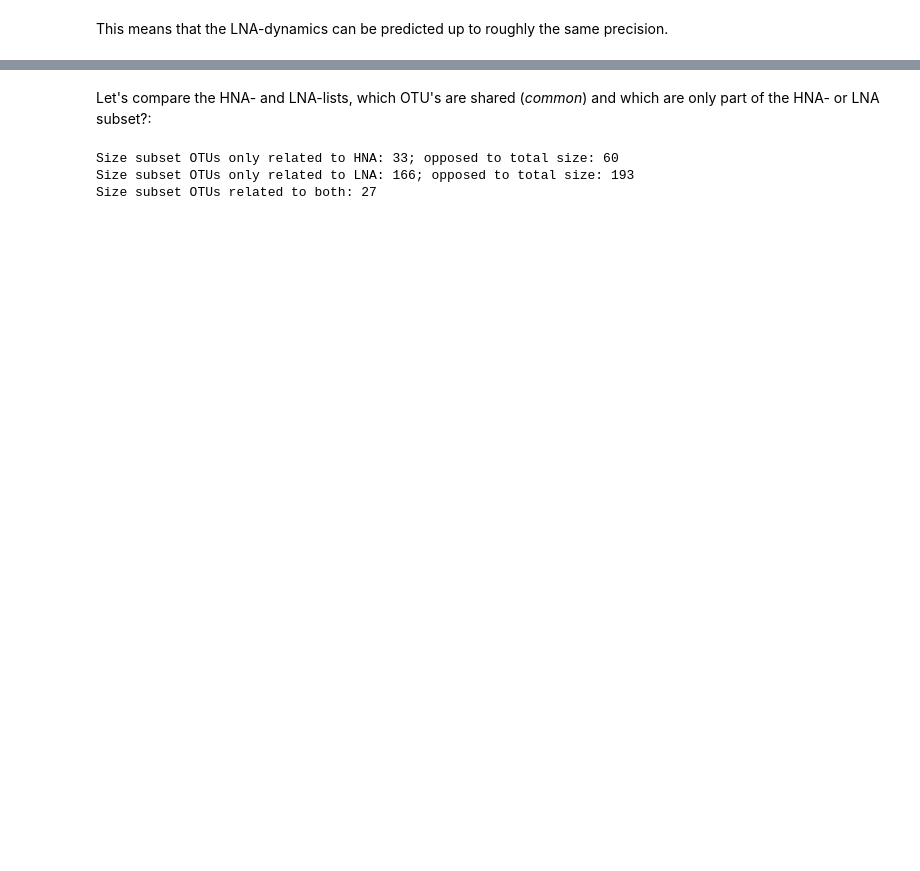
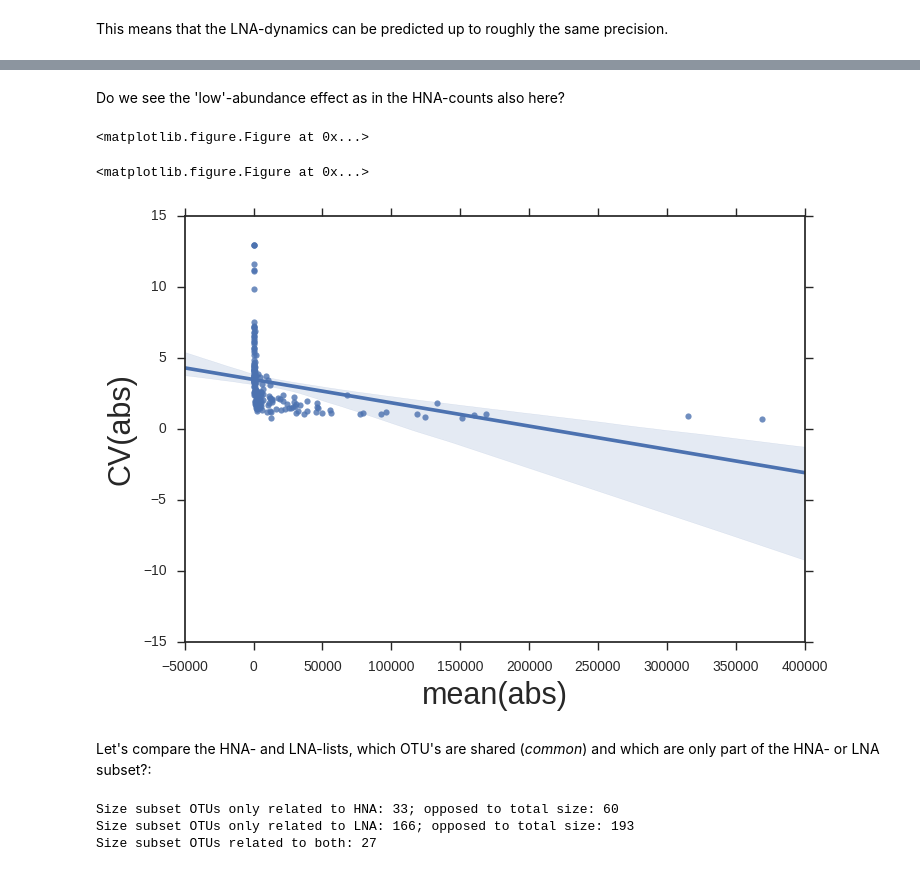
Before and after one commit to rprops/HNA_LNA_productivity, a Jupyter notebook: analysis_final_HNA_LNA_outliersremoved.ipynb, the cells around one changed output, grey strips where cells are left out. Drawn from its saved outputs; the diff is of its cells as text; code cells hidden in the pictures; blank space fills up the shorter version.

```diff
--- a/analysis_final_HNA_LNA_outliersremoved.ipynb
+++ b/analysis_final_HNA_LNA_outliersremoved.ipynb
@@ -190,13 +202,13 @@ dtype: float64
 # %%
 lassoCV = get_lassoCV(cv)
 
-lassoCV.fit(data_abs.loc[:,otus], lna)
+lassoCV.fit(data_stand.loc[:,otus], lna)
 mse = np.sum(lassoCV.mse_path_, axis=1)
 mse_min = np.min(mse)
 alpha = lassoCV.alpha_
 
-otu_scores = pd.Series(perform_randomizedLasso(data_abs.loc[:,otus], lna, alpha), index=otus)
-otu_scores.sort_values(ascending=False,inplace=True)
+otu_scores = pd.DataFrame(perform_randomizedLasso(data_stand.loc[:,otus], lna, alpha), index=otus, columns=['score'])
+otu_scores.sort_values(ascending=False,inplace=True,by='score')
 
 mse_scores = np.zeros(len(thresholds))
 dummy=0
@@ -207,7 +219,7 @@ for thr in thresholds:
     features_new = scores.index
     if(len(features_new) > 0):
         lassoCV = get_lassoCV(cv)
-        lassoCV.fit(data_abs.loc[:,features_new],lna)
+        lassoCV.fit(data_stand.loc[:,features_new],lna)
         #alphas, preds = perform_nested_ridge_cv(data_abs[features_new],lna) #We could use this if we want a different evaluation model
         mse = np.sum(lassoCV.mse_path_, axis=1)
         mse_scores[dummy] = np.min(mse)
@@ -220,7 +232,7 @@ optimal_scores = otu_scores[otu_scores.values>thresh_max]
 selected_otus = optimal_scores.index
 
 lassoCV = get_lassoCV(cv)
-lassoCV.fit(data_abs.loc[:, selected_otus], lna)
+lassoCV.fit(data_stand.loc[:, selected_otus], lna)
 alpha = lassoCV.alpha_
 lasso = Lasso(alpha,max_iter=20000,normalize=False)
 pred = cross_val_predict(lasso, data_abs.loc[:, selected_otus], lna, cv=cv)
@@ -249,0 +246,9 @@ dtype: float64
+# %%
+lna_scores = optimal_scores
+lna_scores.to_csv('lna_scores_abun0.001.csv')
+lna_scores = lna_scores.assign(abun_abs_mean = data_abs.loc[:,selected_otus].mean())
+lna_scores = lna_scores.assign(abun_abs_CV = data_abs.loc[:,selected_otus].std()/ data_abs.loc[:,selected_otus].mean())
+lna_scores = lna_scores.assign(abun_rel_mean = data_rel.loc[:,selected_otus].mean())
+lna_scores = lna_scores.assign(abun_rel_CV = data_rel.loc[:,selected_otus].std()/data_rel.loc[:,selected_otus].mean())
+lna_scores.to_csv('lna_scores_abun0.001.csv')
+display(hna_scores.head(10))
@@ -250,3 +267,17 @@ dtype: float64
+# %% [markdown]
+Do we see the 'low'-abundance effect as in the HNA-counts also here?
+# %%
+plt.figure()
+sns.regplot(x='abun_abs_mean',y='abun_abs_CV', data=lna_scores)
+plt.xlabel('mean(abs)', size=22)
+plt.xticks(size=10)
+plt.ylabel('CV(abs)', size=22)
+plt.yticks(size=10)
+plt.show()
+# %% [output]
+<matplotlib.figure.Figure at 0x...>
+<matplotlib.figure.Figure at 0x...>
+[figure, added]
 # %% [markdown]
 Let's compare the HNA- and LNA-lists, which OTU's are shared (_common_) and which are only part of the HNA- or LNA subset?:
 # %%
```
Also changed, not shown: parts of 14 cells of this notebook.
